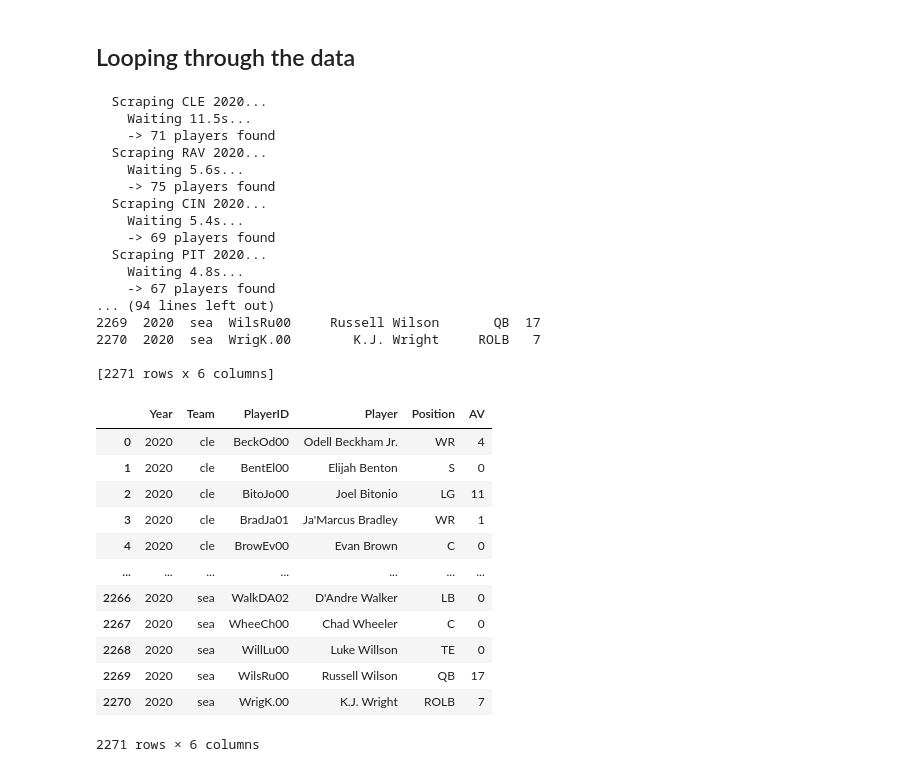
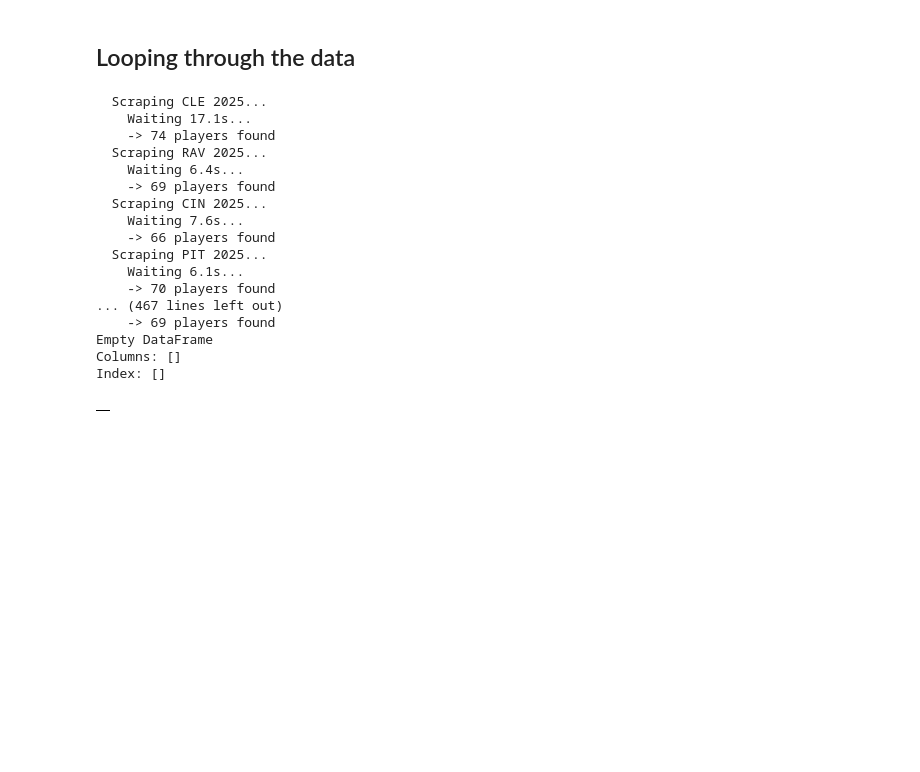
Before and after one commit to arnavk377/DraftSight, a Jupyter notebook: scraping_av/av_reading.ipynb, the cells around one changed output. Saved outputs shown, nothing was run; the diff lists cells and outputs as text; code cells hidden in the pictures; blank space fills up the shorter version.

```diff
--- a/scraping_av/av_reading.ipynb
+++ b/scraping_av/av_reading.ipynb
@@ -95,6 +95,7 @@ async def main():
                 player = row.find('td', {'data-stat': 'player'}).get_text(strip=True)
                 player_id = row.find('td', {'data-stat': 'player'}).get('data-append-csv')
                 pos = row.find('td', {'data-stat': 'pos'}).get_text(strip=True)
+                exp = row.find('td', {'data-stat': 'experience'}).get_text(strip=True)
                 av = row.find('td', {'data-stat': 'av'}).get_text(strip=True)
 
                 year = 2025
@@ -104,6 +105,7 @@ async def main():
                     'PlayerID': player_id,
                     'Position': pos,
                     'Player': player,
+                    'Experience': exp,
                     'AV': av
                 })
 
@@ -147,7 +149,7 @@ TEAMS = [
     'dal', 'phi', 'was', 'nyg',
     'crd', 'ram', 'sfo', 'sea'
          ]
-YEARS = [2020]
+YEARS = [2025, 2019, 2018, 2017, 2016]
 MIN_DELAY = 10
 MAX_DELAY = 18
 
@@ -186,6 +188,7 @@ def parse_roster(html, year, team):
         player    = player_td.get_text(strip=True)
         player_id = player_td.get('data-append-csv')
         pos       = row.find('td', {'data-stat': 'pos'}).get_text(strip=True)
+        exp      = row.find('td', {'data-stat': 'experience'}).get_text(strip=True)
         av        = row.find('td', {'data-stat': 'av'}).get_text(strip=True)
 
         extracted_data.append({
@@ -194,6 +197,7 @@ def parse_roster(html, year, team):
             'PlayerID': player_id,
             'Player':   player,
             'Position': pos,
+            'Experience': exp,
             'AV':       av,
         })
 
@@ -219,62 +223,54 @@ async def scrape_roster(tab, team, year):
         print(f"  ERROR: Status {resp.status_code} for {team} {year}")
         return []
 
     return parse_roster(resp.text, year, team)
 
 # IMPORTANT
 nest_asyncio.apply()
 
 async def main():
     options = ChromiumOptions()
     options.add_argument("--disable-notifications")
     options.add_argument("--disable-blink-features=AutomationControlled")
 
     all_data = []
 
     async with Chrome(options=options) as browser:
         tab = await browser.start()
 
         for year in YEARS:
+            year_data = []
             for team in TEAMS:
                 rows = await scrape_roster(tab, team, year)
-                all_data.extend(rows)
+                year_data.extend(rows)
                 print(f"    -> {len(rows)} players found")
+            year_df = pd.DataFrame(year_data)
+            file_name = f"{year}_av.csv"
+            year_df.to_csv(file_name, index=False)
 
     df = pd.DataFrame(all_data)
     print(df)
-    file_name = f"{YEARS[0]}_av.csv"
-    df.to_csv(file_name, index=False)
+    # file_name = f"{YEARS[0]}_av.csv"
+    # df.to_csv(file_name, index=False)
     return df
 
 asyncio.run(main())
 # %% [output]
-  Scraping CLE 2020...
-    Waiting 11.5s...
-    -> 71 players found
-  Scraping RAV 2020...
-    Waiting 5.6s...
-    -> 75 players found
-  Scraping CIN 2020...
-    Waiting 5.4s...
+  Scraping CLE 2025...
+    Waiting 17.1s...
+    -> 74 players found
+  Scraping RAV 2025...
+    Waiting 6.4s...
     -> 69 players found
-  Scraping PIT 2020...
-    Waiting 4.8s...
-    -> 67 players found
-... (94 lines left out)
-2269  2020  sea  WilsRu00     Russell Wilson       QB  17
-2270  2020  sea  WrigK.00        K.J. Wright     ROLB   7
-
-[2271 rows x 6 columns]
+  Scraping CIN 2025...
+    Waiting 7.6s...
+    -> 66 players found
+  Scraping PIT 2025...
+    Waiting 6.1s...
+    -> 70 players found
+... (467 lines left out)
+    -> 69 players found
+Empty DataFrame
+Columns: []
+Index: []
-|  | Year | Team | PlayerID | Player | Position | AV |
-| 0 | 2020 | cle | BeckOd00 | Odell Beckham Jr. | WR | 4 |
-| 1 | 2020 | cle | BentEl00 | Elijah Benton | S | 0 |
-| 2 | 2020 | cle | BitoJo00 | Joel Bitonio | LG | 11 |
-| 3 | 2020 | cle | BradJa01 | Ja'Marcus Bradley | WR | 1 |
-| 4 | 2020 | cle | BrowEv00 | Evan Brown | C | 0 |
-| ... | ... | ... | ... | ... | ... | ... |
-| 2266 | 2020 | sea | WalkDA02 | D'Andre Walker | LB | 0 |
-| 2267 | 2020 | sea | WheeCh00 | Chad Wheeler | C | 0 |
-| 2268 | 2020 | sea | WillLu00 | Luke Willson | TE | 0 |
-| 2269 | 2020 | sea | WilsRu00 | Russell Wilson | QB | 17 |
-| 2270 | 2020 | sea | WrigK.00 | K.J. Wright | ROLB | 7 |
+|  |
-2271 rows × 6 columns
```
Also changed, not shown: 17 other files.
